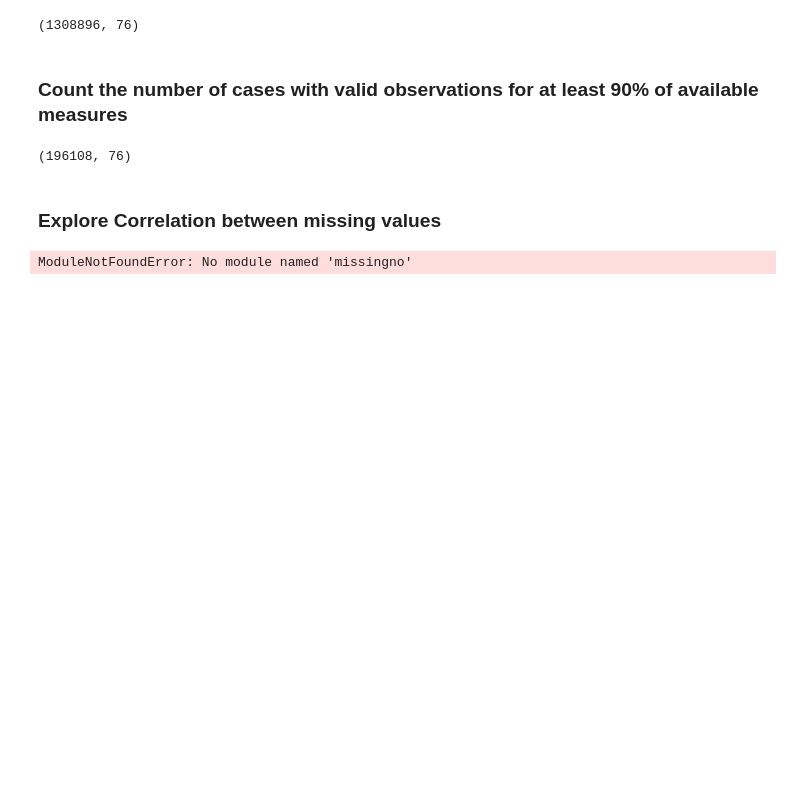
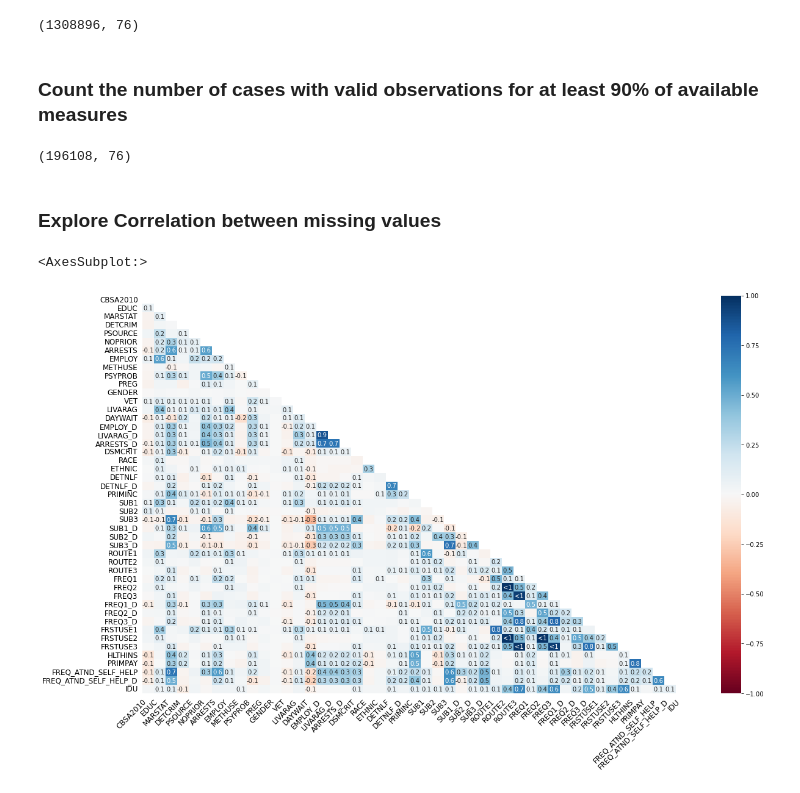
Before and after one commit to afaranda/TEDS_Housing_Employment_Study, a Jupyter notebook: notebooks/01_Explore_And_Process.ipynb, the cells around one changed output. Saved outputs shown, nothing was run; the diff lists cells and outputs as text; code cells hidden in the pictures; blank space fills up the shorter version.

Commit message:
Finished summary of missing values

```diff
--- a/notebooks/01_Explore_And_Process.ipynb
+++ b/notebooks/01_Explore_And_Process.ipynb
@@ -13,6 +13,9 @@ os.chdir(wd)
 teds=pd.read_csv("datasets/tedsd_puf_2017.csv")
 teds
 
+## Convert '-9' to NA
+teds=teds.replace({-9:np.nan})
+
 ## make a subset for development
 teds_subset=teds.iloc[1:10000, ]
 # %% [markdown]
@@ -47,5 +49,7 @@ teds[mask].shape
 ### Explore Correlation between missing values
 # %%
 import missingno as msno
+msno.heatmap(teds, fontsize=12)
 # %% [output]
-ModuleNotFoundError: No module named 'missingno'
+<AxesSubplot:>
+[figure, added]
```
Also changed, not shown: parts of 5 cells of this notebook.
